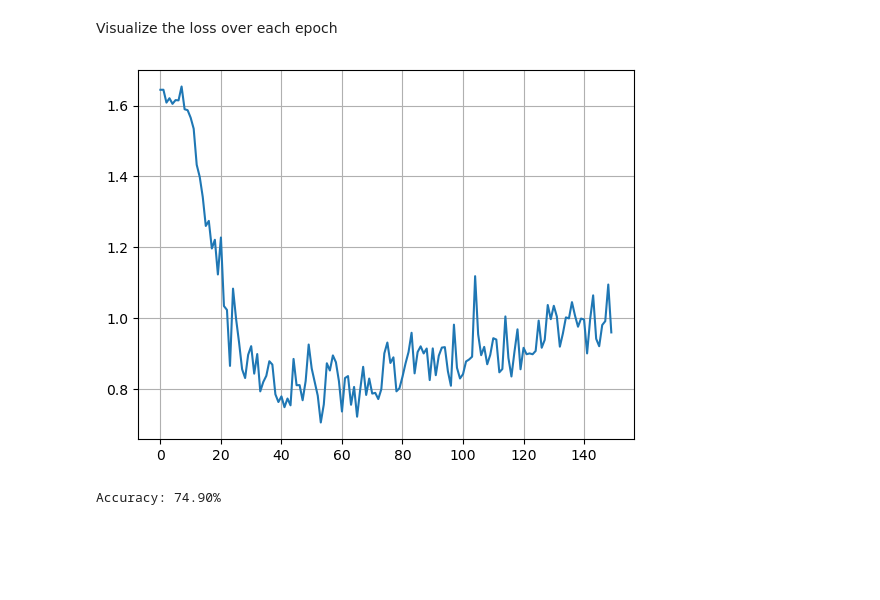
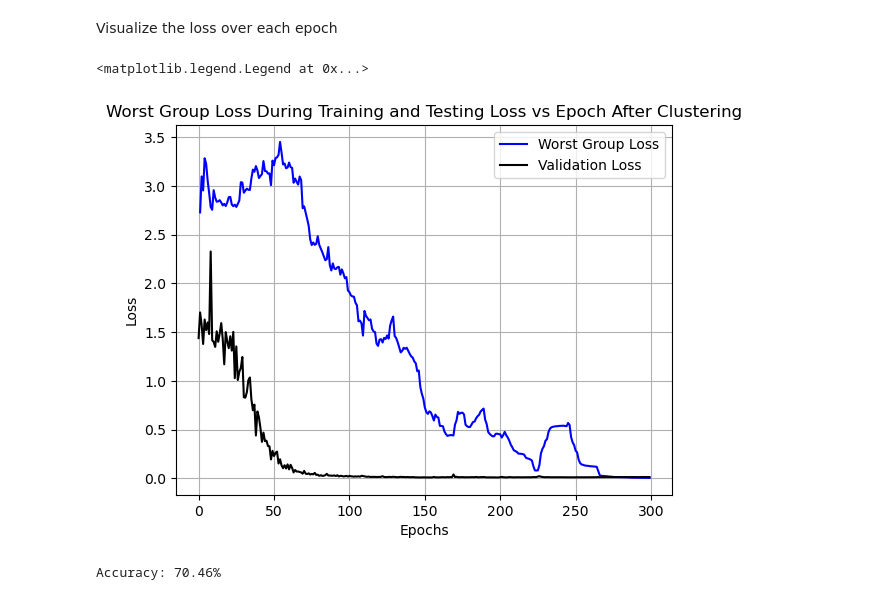
Before and after one commit to sanjaydbom/GEORGE, a Jupyter notebook: GDRO.ipynb, the cells around one changed output. Cells and saved outputs as stored; diff of their text form; code cells hidden in the pictures; blank space fills up the shorter version.

Commit message:
Update GDRO
Increase batch size to stabilize training. Create better metrics to track progress during training. Track robust accuracy

```diff
--- a/GDRO.ipynb
+++ b/GDRO.ipynb
@@ -8,7 +8,7 @@ import torchvision.transforms as T
 from collections import defaultdict
 import matplotlib.pyplot as plt
 # %%
-df = pd.read_csv('groups.csv')
+df = pd.read_csv('Saved Data/Groups/training_groups.csv')
 # %%
 print(max(df['Labels']))
 # %% [output]
@@ -43,8 +45,10 @@ Create the dataloaders. The batch size is 64
 # %%
 train_data = GroupData(train_images, train_labels, df['Labels'])
-train_dataloader = DataLoader(train_data,sampler = sampler, batch_size=64)
+train_dataloader = DataLoader(train_data,sampler = sampler, batch_size=500)
 test_data = TensorDataset(test_images, test_labels)
 test_dataloader = DataLoader(test_data, 5)
+val_data = TensorDataset(val_images, val_labels)
+val_dataloader = DataLoader(val_data, 5)
 # %% [markdown]
 Redefine the model architecture
 # %%
@@ -72,19 +76,22 @@ class LeNet(nn.Module):
 Train the model. We use a learning rate of 0.00005, and train for 150 epochs. We have 2 loss functions because one is used for training and the other is used for testing. We don't reduce the values from the loss function because we want to know the loss of each individual value so we can record it and find the worst group. We don't use a learning rate reducer due to the volatility of the testing loss(visualized below)
 # %%
 model = LeNet()
-optimizer = torch.optim.AdamW(model.parameters(), lr = 0.00005)
+optimizer = torch.optim.AdamW(model.parameters(), lr = 0.0005)
 loss_fn = nn.CrossEntropyLoss(reduction='none')
 loss_fn2 = nn.CrossEntropyLoss()
 transform = T.Compose([
     T.Normalize(mean=(0.5,0.5,0.5), std=(0.5,0.5,0.5))
 ])
 test_loss = []
-epochs = 150
+train_loss = []
+
+epochs = 300
 best_loss = 100
 for epoch in range(epochs):
     group_losses = defaultdict(float)
     group_num = defaultdict(int)
     model.train()
+    worst_loss = 0
     for x,y,groups in train_dataloader:
         x = transform(x)
         y_pred = model(x)
@@ -97,21 +104,27 @@ for epoch in range(epochs):
 
         worst_group = max(group_losses, key = lambda g: group_losses[g] / group_num[g])
         loss[groups == worst_group].mean().backward()
+        current_worst_loss = loss[groups == worst_group].mean().item()
+
+        if current_worst_loss > worst_loss:
+            worst_loss = current_worst_loss
+
         optimizer.step()
-
+    train_loss.append(worst_loss)
     model.eval()
     with torch.no_grad():
         tot_loss = 0
-        for x,y in test_dataloader:
+        for x,y in val_dataloader:
             x = transform(x)
             y_pred = model(x)
             loss = loss_fn2(y_pred, y)
             tot_loss += loss.item()
-        tot_loss /= len(test_dataloader)
+        tot_loss /= len(val_dataloader)
         test_loss.append(tot_loss)
-    if(tot_loss < best_loss):
-        torch.save(model.state_dict(),'model2.pt')
+
+    if(tot_loss <= best_loss):
+        torch.save(model.state_dict(),'Saved Data/models/model2.pt')
         best_loss = tot_loss
 
-    print(f"Epoch {epoch+1}: {test_loss[-1]:.4f}")
+    print(f"Epoch {epoch+1}: Worst Group Loss = {train_loss[-1]:.4f}, Average Group Loss = {np.mean(train_loss[max(0,len(train_loss)-20):]):.4f}, Validation Loss = {test_loss[-1]:.4f}, Average Validation Loss = {np.mean(test_loss[max(0,len(test_loss)-20):]):.4f}")
 # %% [output]
@@ -135,18 +148,25 @@ Epoch 150: 0.9598
 # %% [markdown]
 Visualize the loss over each epoch
-# %%
-plt.plot(test_loss)
-plt.grid(True)
-# %% [output]
-[figure, removed]
+# %%
+#rolling windown of size 20 to reduce the variance of the worst group loss, so that we can see the underlying improvements and not the individual variations
+plt.plot([np.mean(train_loss[max(0, i-20):i]) for i in range(len(train_loss))], label = "Worst Group Loss", color = "blue")
+plt.plot(test_loss, label = "Validation Loss", color = 'black')
+plt.grid(True)
+plt.xlabel("Epochs")
+plt.ylabel("Loss")
+plt.title("Worst Group Loss During Training and Testing Loss vs Epoch After Clustering")
+plt.legend()
+# %% [output]
+<matplotlib.legend.Legend at 0x...>
+[figure, added]
 # %%
 num_correct = 0
 model.eval()
-model.load_state_dict(torch.load("model2.pt", weights_only=True))
+model.load_state_dict(torch.load("Saved Data/models/model2.pt", weights_only=True))
 with torch.no_grad():
     for x,y in test_dataloader:
         y_pred = model(transform(x))
         num_correct += (torch.argmax(y_pred, dim=1) == y).sum().item()
-print(f"Accuracy: {100 * num_correct/(len(test_dataloader)*5):.2f}%")
+print(f"Accuracy: {100 * num_correct/(len(test_dataloader) * 5):.2f}%")
 # %% [output]
-Accuracy: 74.90%
+Accuracy: 70.46%
```
Also changed, not shown: parts of 4 cells of this notebook.
